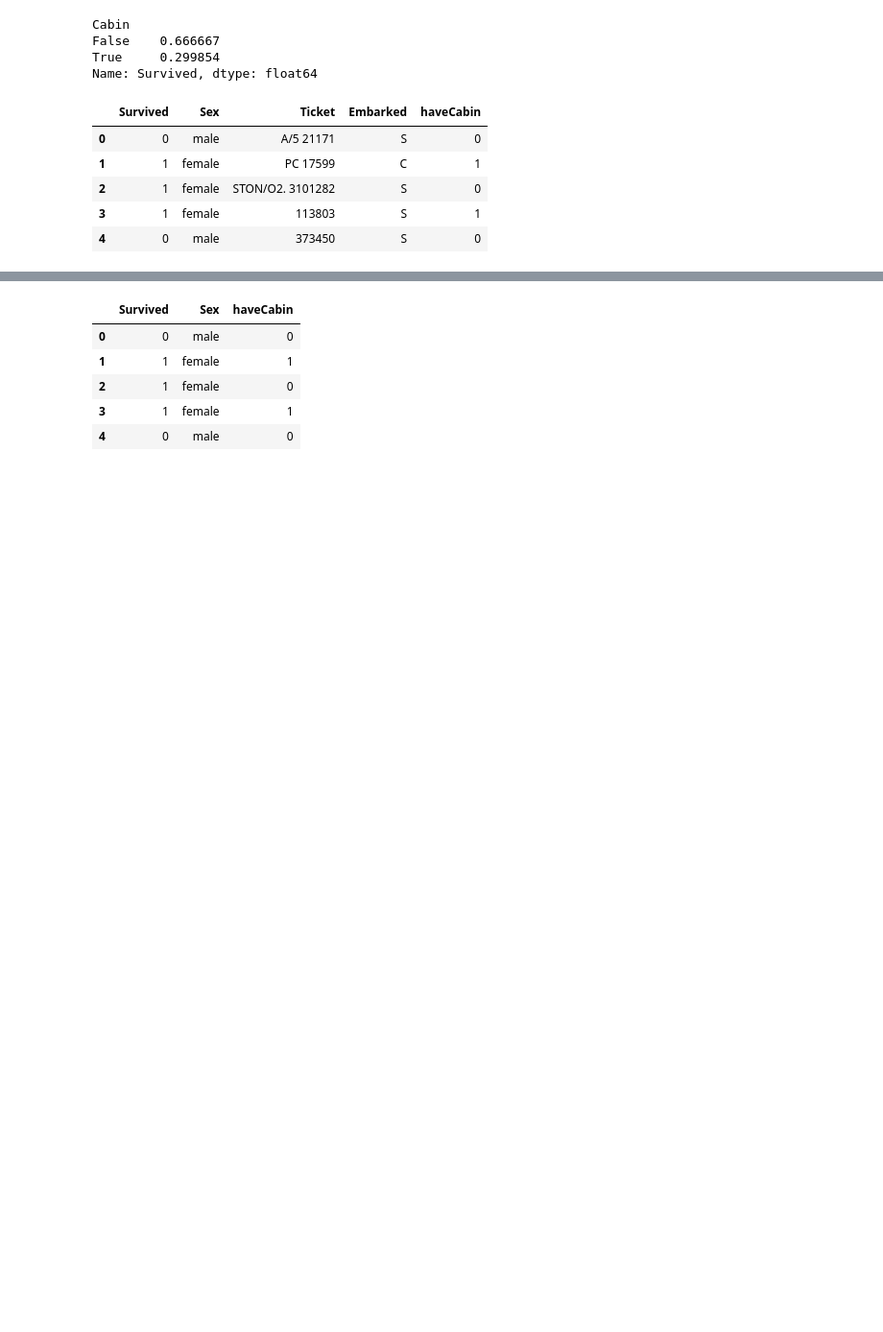
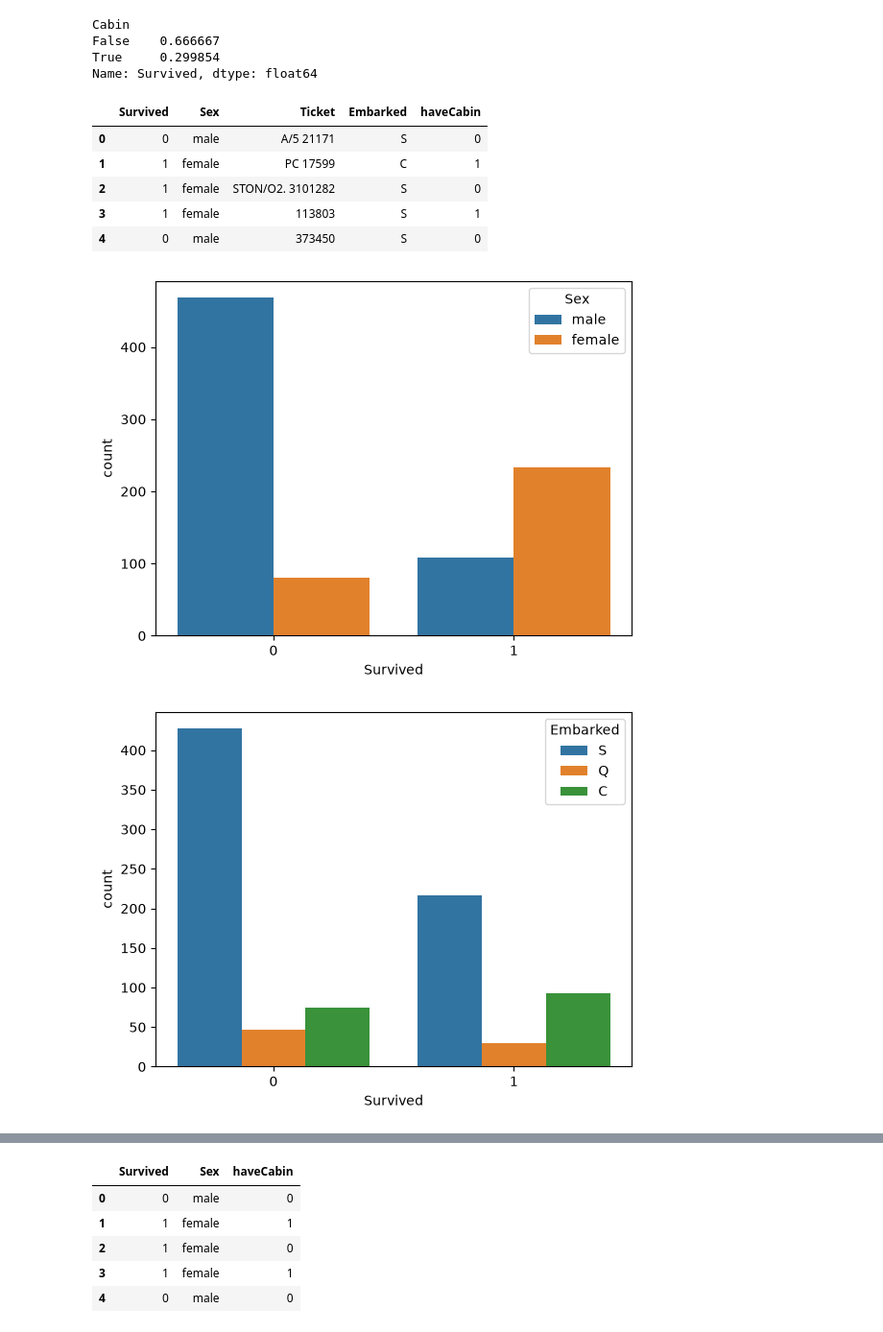
Before and after one commit to MLOutlier/titanic, a Jupyter notebook: cat_features.ipynb, the cells around one changed output, grey strips where cells are left out. Shown at 96% size. Drawn from its saved outputs; the diff is of its cells as text; code cells hidden in the pictures; blank space fills up the shorter version.

```diff
--- a/cat_features.ipynb
+++ b/cat_features.ipynb
@@ -66,3 +66,12 @@ train_data.head()
 | 2 | 1 | female | STON/O2. 3101282 | S | 0 |
 | 3 | 1 | female | 113803 | S | 1 |
 | 4 | 0 | male | 373450 | S | 0 |
+# %%
+# график зависимости выживаемости от фичей "Sex", "Embarked" и "haveCabin"
+for i, feature in enumerate(["Sex", "Embarked", "haveCabin"]):
+    plt.figure(i)
+    sns.countplot(x='Survived', hue=feature, data=train_data)
+    plt.plot()
+# %% [output]
+[figure, added]
+[figure, added]
```
Also changed, not shown: parts of 4 cells of this notebook, 4 other files.
